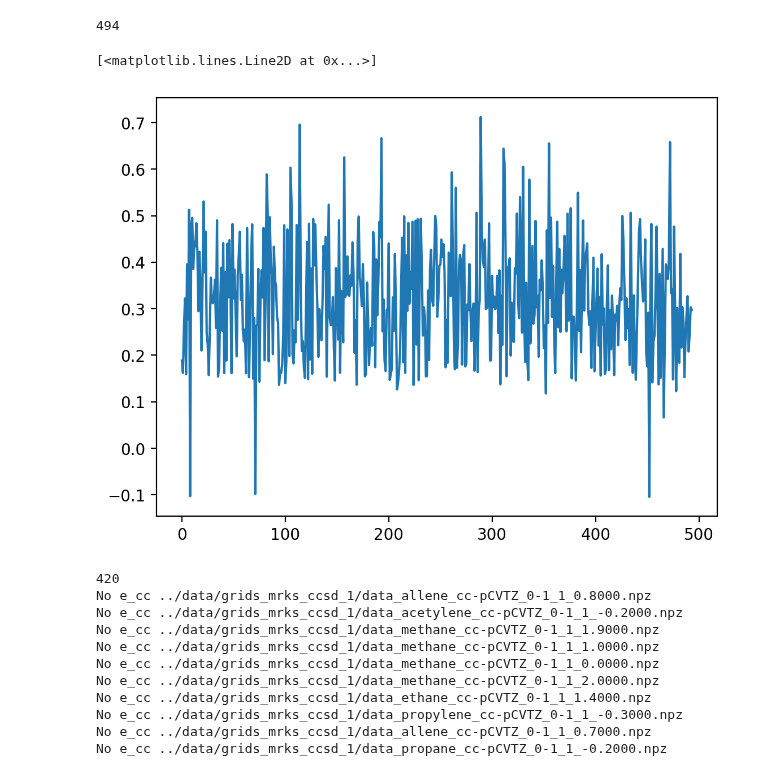
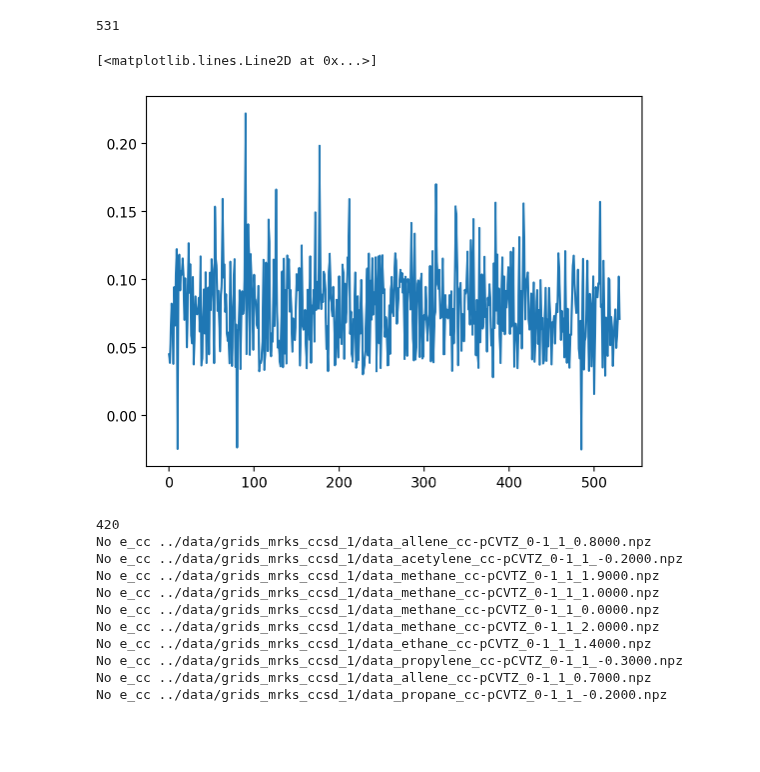
Before and after one commit to chem12346789/ai-dft, a Jupyter notebook: jupyter-notebook/check_json.ipynb, the cells around one changed output. Cells and saved outputs as stored; diff of their text form; code cells hidden in the pictures; blank space fills up the shorter version.

```diff
--- a/jupyter-notebook/check_json.ipynb
+++ b/jupyter-notebook/check_json.ipynb
@@ -1,31 +1,31 @@
 # %%
 import json
 from pathlib import Path
 import matplotlib.pyplot as plt
 
-json_path_l = list(Path("../data/grids_mrks").rglob("*.json"))
-# json_path_l = list(Path("../data/grids_mrks_ccsd_1").rglob("*.json"))
-
+# json_path_l = list(Path("../data/grids_mrks").rglob("*.json"))
+json_path_l = list(Path("../data/grids_mrks_ccsd_1").rglob("*.json"))
+kcal_to_kj = 4.184
 error = []
 
 print(len(json_path_l))
 for json_path in json_path_l:
     # check if same name npz file exists
     npz_file = list(Path("../data/grids_mrks_ccsd_1").rglob(f"{json_path.stem}*.npz"))
     if not len(npz_file):
         print("No file", Path(json_path))
     with open(json_path) as f:
         data = json.load(f)
 
-    error.append(data["energy_inv1"])
+    error.append(data["energy_inv1"] / kcal_to_kj)
     if abs(float(data["energy_inv1"])) > 1:
         print(data["energy_inv1"], json_path)
 
 plt.plot(error)
 # %% [output]
-494
+531
 [<matplotlib.lines.Line2D at 0x...>]
-[figure, old version]
+[figure, new version]
 # %%
 import json
 from pathlib import Path
```
Also changed, not shown: 1 other file.
